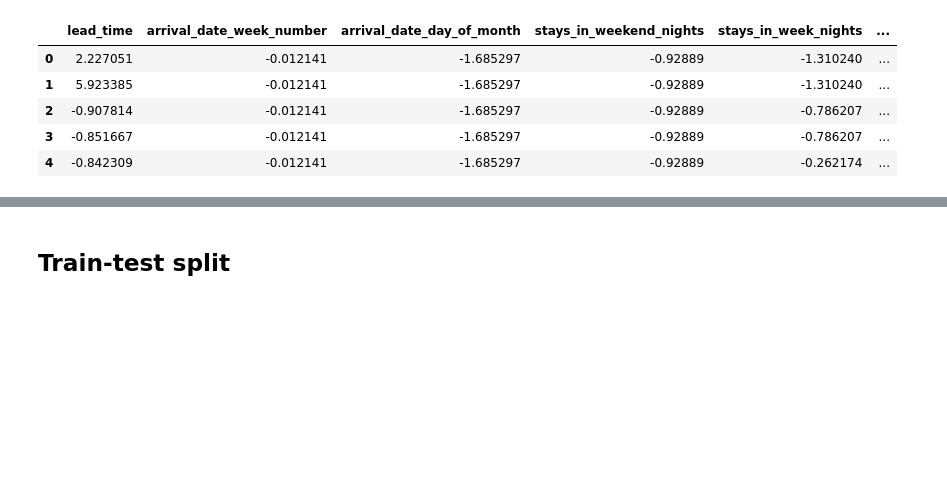
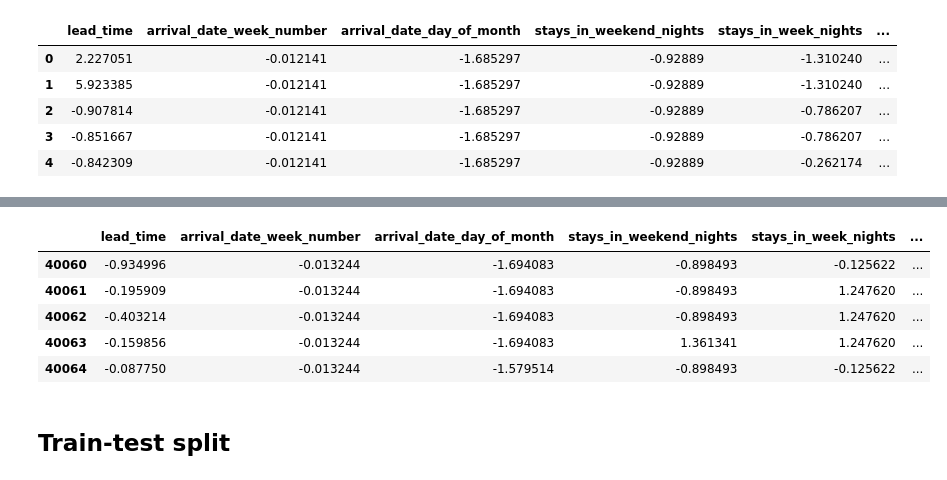
Before and after one commit to technocrat13/project_hospitality, a Jupyter notebook: AML_hospitality.ipynb, the cells around one changed output, grey strips where cells are left out. Cells and saved outputs as stored; diff of their text form; code cells hidden in the pictures; blank space fills up the shorter version.

```diff
--- a/AML_hospitality.ipynb
+++ b/AML_hospitality.ipynb
@@ -240,20 +270,38 @@ x_lower_v2 = x_lower.copy(deep = True)
 # %%
 # Numerical features
 # Fill null values with 0
-x_lower_v2.fillna(0.0, inplace = True)
+x_lower.fillna(0.0, inplace = True)
+x_resort_lower.fillna(0.0, inplace = True)
+x_city_lower.fillna(0.0, inplace = True)
 
 # Standardize features (Z-score)
-x_lower_v2[num_features] = preprocessing.scale(x_lower_v2[num_features])
+x_lower[num_features] = preprocessing.scale(x_lower[num_features])
+x_resort_lower[num_features] = preprocessing.scale(x_resort_lower[num_features])
+x_city_lower[num_features] = preprocessing.scale(x_city_lower[num_features])
 # %%
 # Categorical features
 # For arrival_date_month
 months_mapping = {'January': 1, 'February': 2, 'March': 3, 'April': 4, 'May': 5, 'June': 6, 'July': 7, 'August': 8, 'September': 9, 'October': 10, 'November': 11, 'December': 12}
-x_lower_v2.loc[:, 'arrival_date_month'] = x_lower_v2['arrival_date_month'].replace(months_mapping)
+x_lower.loc[:, 'arrival_date_month'] = x_lower['arrival_date_month'].replace(months_mapping)
+x_resort_lower.loc[:, 'arrival_date_month'] = x_resort_lower['arrival_date_month'].replace(months_mapping)
+x_city_lower.loc[:, 'arrival_date_month'] = x_city_lower['arrival_date_month'].replace(months_mapping)
 
 # One-hot encode the remaining categorical features
-cat_features_v2 = ['hotel', 'meal', 'market_segment', 'distribution_channel',
-                   'reserved_room_type', 'assigned_room_type', 'deposit_type',
-                   'customer_type']
+# For combined hotel dataset
+cat_features_full = ['hotel', 'meal', 'market_segment', 'distribution_channel',
+                     'reserved_room_type', 'assigned_room_type', 'deposit_type',
+                     'customer_type']
 
-x_lower_v2 = pd.get_dummies(x_lower_v2, columns = cat_features_v2)
+x_lower = pd.get_dummies(x_lower, columns = cat_features_full)
+
+# For separated hotel datasets (remove 'hotel' column)
+cat_features_split = ['meal', 'market_segment', 'distribution_channel',
+                     'reserved_room_type', 'assigned_room_type', 'deposit_type',
+                     'customer_type']
+
+x_resort_lower = x_resort_lower.drop(columns = ['hotel'])
+x_resort_lower = pd.get_dummies(x_resort_lower, columns = cat_features_split)
+
+x_city_lower = x_city_lower.drop(columns = ['hotel'])
+x_city_lower = pd.get_dummies(x_city_lower, columns = cat_features_split)
 # %%
@@ -277,5 +325,14 @@ x_lower_v2.describe()
 | 50% | -3.276301e-01 | 6.136141e-02 | 2.297730e-02 | 7.250220e-02 | -2.621744e-01 | ... |
 | 75% | 5.239303e-01 | 7.963809e-01 | 8.201718e-01 | 1.073895e+00 | 2.618584e-01 | ... |
 | max | 5.923385e+00 | 1.898910e+00 | 1.731251e+00 | 1.809757e+01 | 2.489140e+01 | ... |
+# %%
+x_city_lower.head()
+# %% [output]
+|  | lead_time | arrival_date_week_number | arrival_date_day_of_month | stays_in_weekend_nights | stays_in_week_nights | ... |
+| 40060 | -0.934996 | -0.013244 | -1.694083 | -0.898493 | -0.125622 | ... |
+| 40061 | -0.195909 | -0.013244 | -1.694083 | -0.898493 | 1.247620 | ... |
+| 40062 | -0.403214 | -0.013244 | -1.694083 | -0.898493 | 1.247620 | ... |
+| 40063 | -0.159856 | -0.013244 | -1.694083 | 1.361341 | 1.247620 | ... |
+| 40064 | -0.087750 | -0.013244 | -1.579514 | -0.898493 | -0.125622 | ... |
 # %% [markdown]
 ## Train-test split
```
Also changed, not shown: parts of 43 cells of this notebook.
